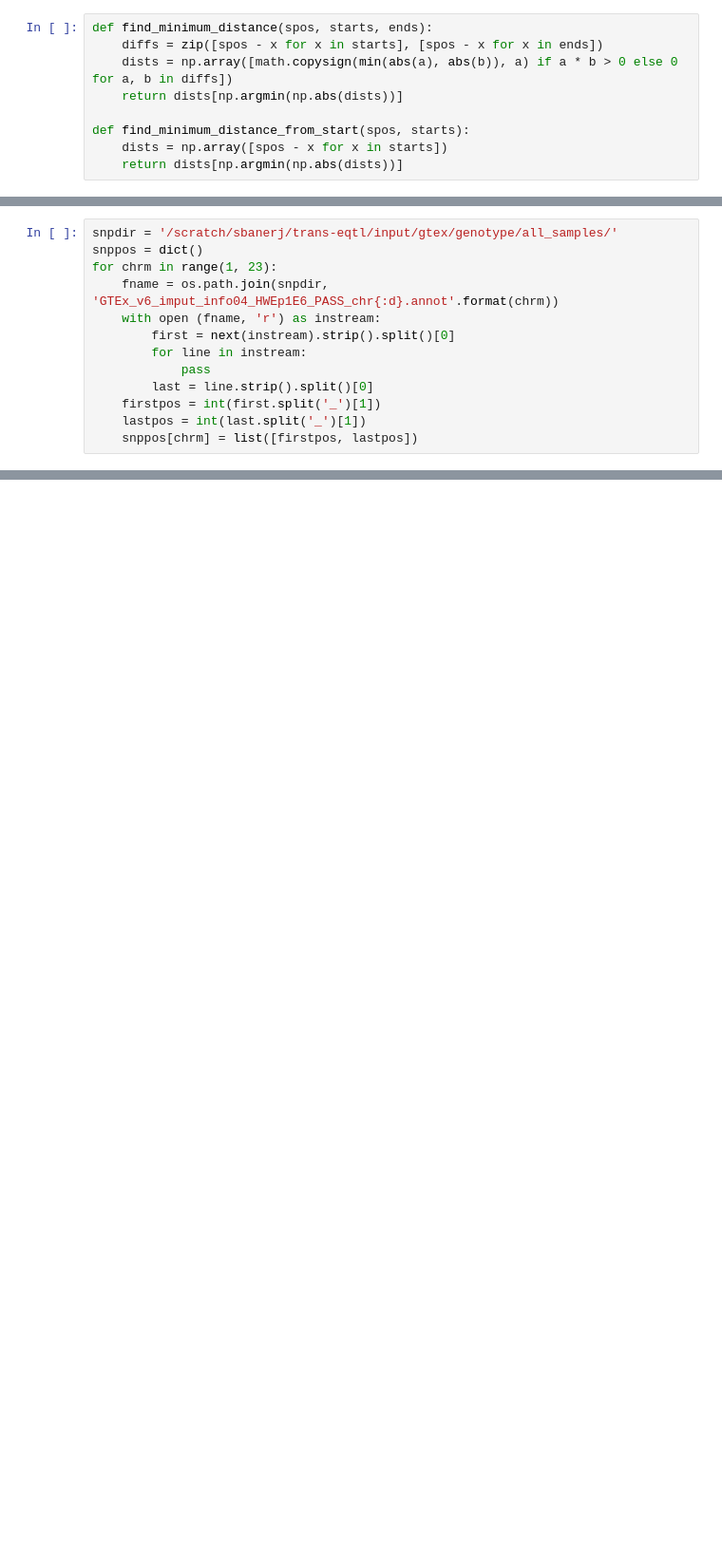
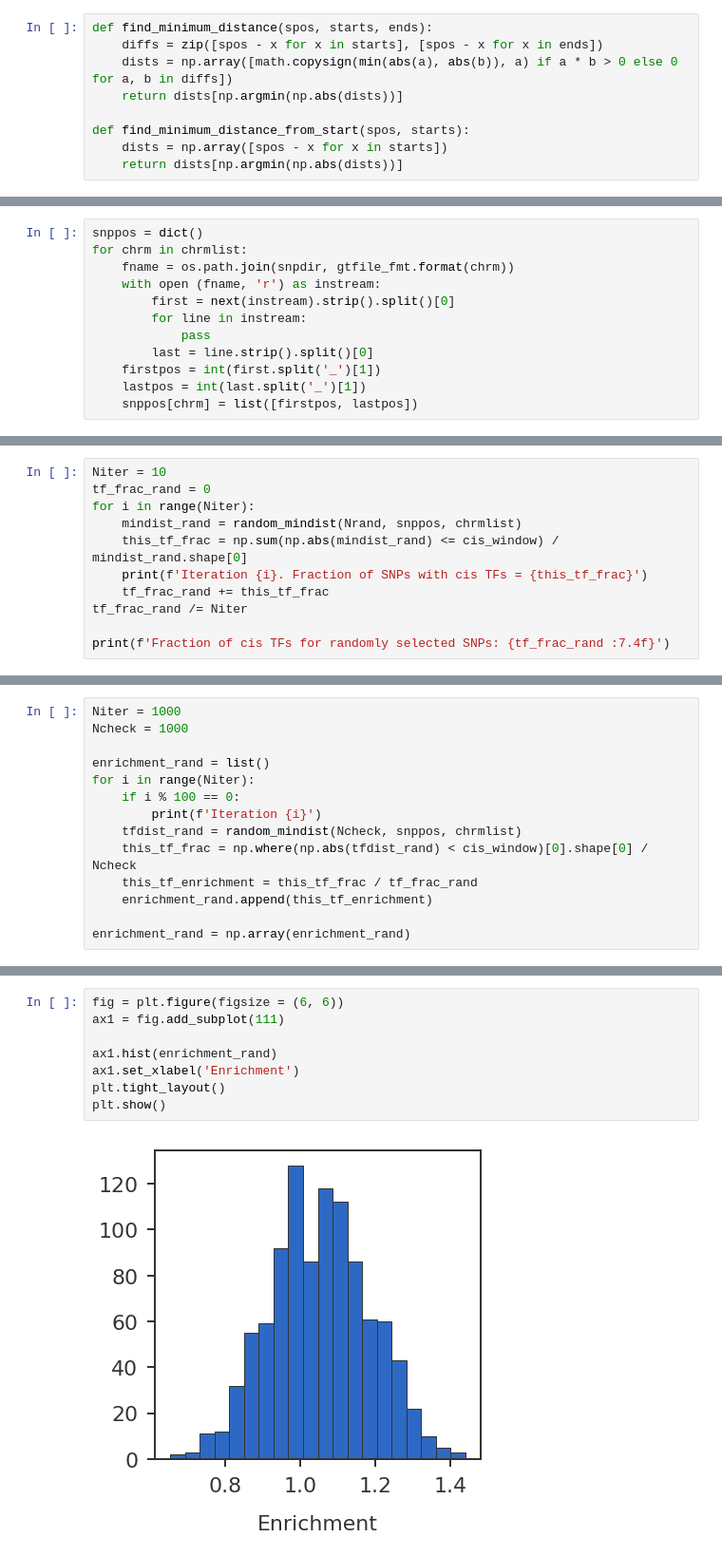
Before and after one commit to banskt/trans-eqtl-pipeline, a Jupyter notebook: analysis/jupyter/distance_from_human_TFs.ipynb, the cells around one changed output, grey strips where cells are left out. Shown at 95% size. Cells and saved outputs as stored; diff of their text form; blank space fills up the shorter version.

Commit message:
TF enrichment analysis

```diff
--- a/analysis/jupyter/distance_from_human_TFs.ipynb
+++ b/analysis/jupyter/distance_from_human_TFs.ipynb
@@ -96,8 +132,7 @@ def read_tejaas_all_chrom(filefmt, chrmlist):
 # %%
-snpdir = '/scratch/sbanerj/trans-eqtl/input/gtex/genotype/all_samples/'
 snppos = dict()
-for chrm in range(1, 23):
-    fname = os.path.join(snpdir, 'GTEx_v6_imput_info04_HWEp1E6_PASS_chr{:d}.annot'.format(chrm))
+for chrm in chrmlist:
+    fname = os.path.join(snpdir, gtfile_fmt.format(chrm))
     with open (fname, 'r') as instream:
         first = next(instream).strip().split()[0]
         for line in instream:
@@ -150,0 +163,11 @@ Finding distances: 0.0180559 seconds
+# %%
+Niter = 10
+tf_frac_rand = 0
+for i in range(Niter):
+    mindist_rand = random_mindist(Nrand, snppos, chrmlist)
+    this_tf_frac = np.sum(np.abs(mindist_rand) <= cis_window) / mindist_rand.shape[0]
+    print(f'Iteration {i}. Fraction of SNPs with cis TFs = {this_tf_frac}')
+    tf_frac_rand += this_tf_frac
+tf_frac_rand /= Niter
+
+print(f'Fraction of cis TFs for randomly selected SNPs: {tf_frac_rand :7.4f}')
@@ -150,0 +186,14 @@ Finding distances: 0.0180559 seconds
+# %%
+Niter = 1000
+Ncheck = 1000
+
+enrichment_rand = list()
+for i in range(Niter):
+    if i % 100 == 0:
+        print(f'Iteration {i}')
+    tfdist_rand = random_mindist(Ncheck, snppos, chrmlist)
+    this_tf_frac = np.where(np.abs(tfdist_rand) < cis_window)[0].shape[0] / Ncheck
+    this_tf_enrichment = this_tf_frac / tf_frac_rand
+    enrichment_rand.append(this_tf_enrichment)
+
+enrichment_rand = np.array(enrichment_rand)
@@ -150,0 +211,10 @@ Finding distances: 0.0180559 seconds
+# %%
+fig = plt.figure(figsize = (6, 6))
+ax1 = fig.add_subplot(111)
+
+ax1.hist(enrichment_rand)
+ax1.set_xlabel('Enrichment')
+plt.tight_layout()
+plt.show()
+# %% [output]
+[figure, added]
```
Also changed, not shown: parts of 25 cells of this notebook, 17 other files.
